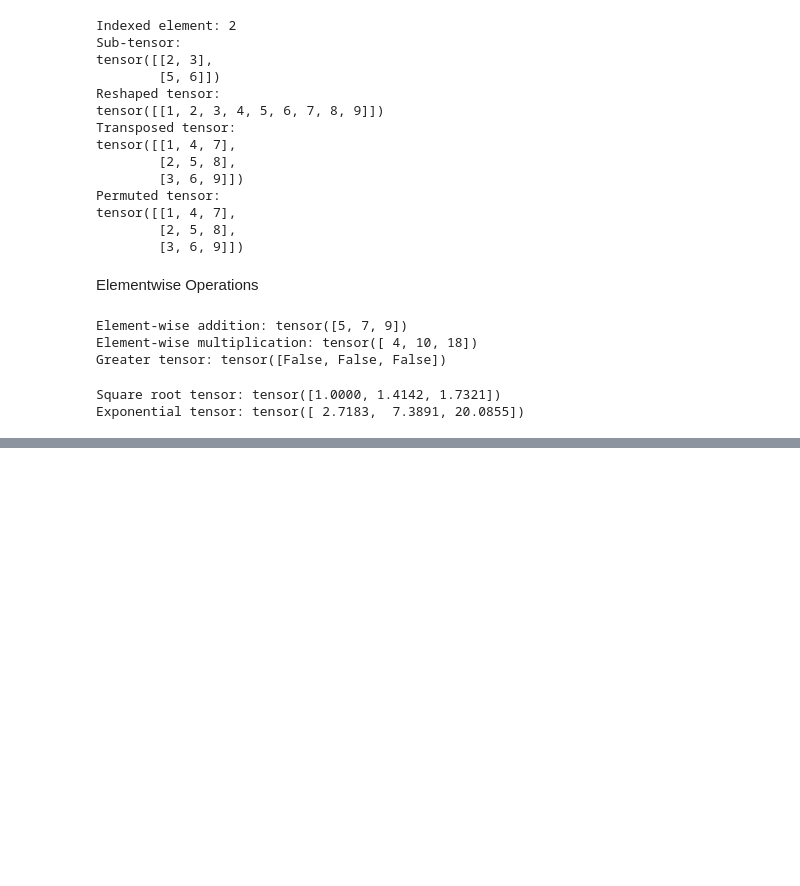
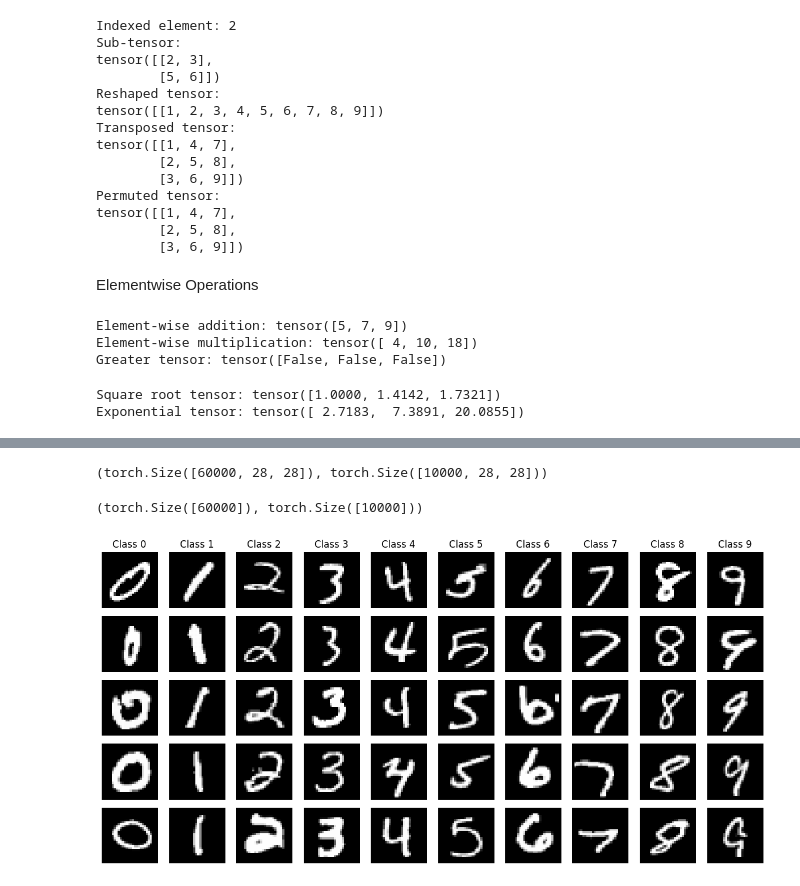
Before and after one commit to swayambhu2010/Python-Visibility, a Jupyter notebook: Module 2 Deep Learning Computer Vision Deployment/Feedforward neural networks and backpropagation algorithm/Week_6_v_0_0.ipynb, the cells around one changed output, grey strips where cells are left out. Cells and saved outputs as stored; diff of their text form; code cells hidden in the pictures; blank space fills up the shorter version.

Commit message:
Data loading, splitting

```diff
--- a/Module 2 Deep Learning Computer Vision Deployment/Feedforward neural networks and backpropagation algorithm/Week_6_v_0_0.ipynb
+++ b/Module 2 Deep Learning Computer Vision Deployment/Feedforward neural networks and backpropagation algorithm/Week_6_v_0_0.ipynb
@@ -225,0 +324,45 @@ Exponential tensor: tensor([ 2.7183,  7.3891, 20.0855])
+# %%
+# .shape attribute tells us the dimensions of the data, .data stores feature values
+#60000 samples (images), each image is 28 × 28 pixels - training data
+complete_training_data.data.shape,testset.data.shape
+# %% [output]
+(torch.Size([60000, 28, 28]), torch.Size([10000, 28, 28]))
+# %%
+complete_training_data.targets.shape,testset.targets.shape
+# %% [output]
+(torch.Size([60000]), torch.Size([10000]))
+# %%
+samples_per_class = 5
+num_classes = 10
+
+class_images = {i: [] for i in range(num_classes)}
+classes_completed = 0
+
+for image_tensor, label in trainset:
+    if len(class_images[label]) < samples_per_class:
+        class_images[label].append(image_tensor)
+        if len(class_images[label]) == samples_per_class:
+            classes_completed += 1
+
+    if classes_completed == num_classes:
+        break
+
+fig, axes = plt.subplots(samples_per_class, num_classes, figsize=(12, 6))
+
+for class_idx in range(num_classes):
+    for sample_idx in range(samples_per_class):
+        ax = axes[sample_idx, class_idx]
+
+        img_tensor = class_images[class_idx][sample_idx]
+        img_ready = img_tensor.squeeze().numpy()
+
+        ax.imshow(img_ready, cmap='gray')
+        ax.axis('off')
+
+        if sample_idx == 0:
+            ax.set_title(f'Class {class_idx}', fontsize=12)
+
+plt.tight_layout()
+plt.show()
+# %% [output]
+[figure, added]
```
Also changed, not shown: parts of 6 cells of this notebook.
